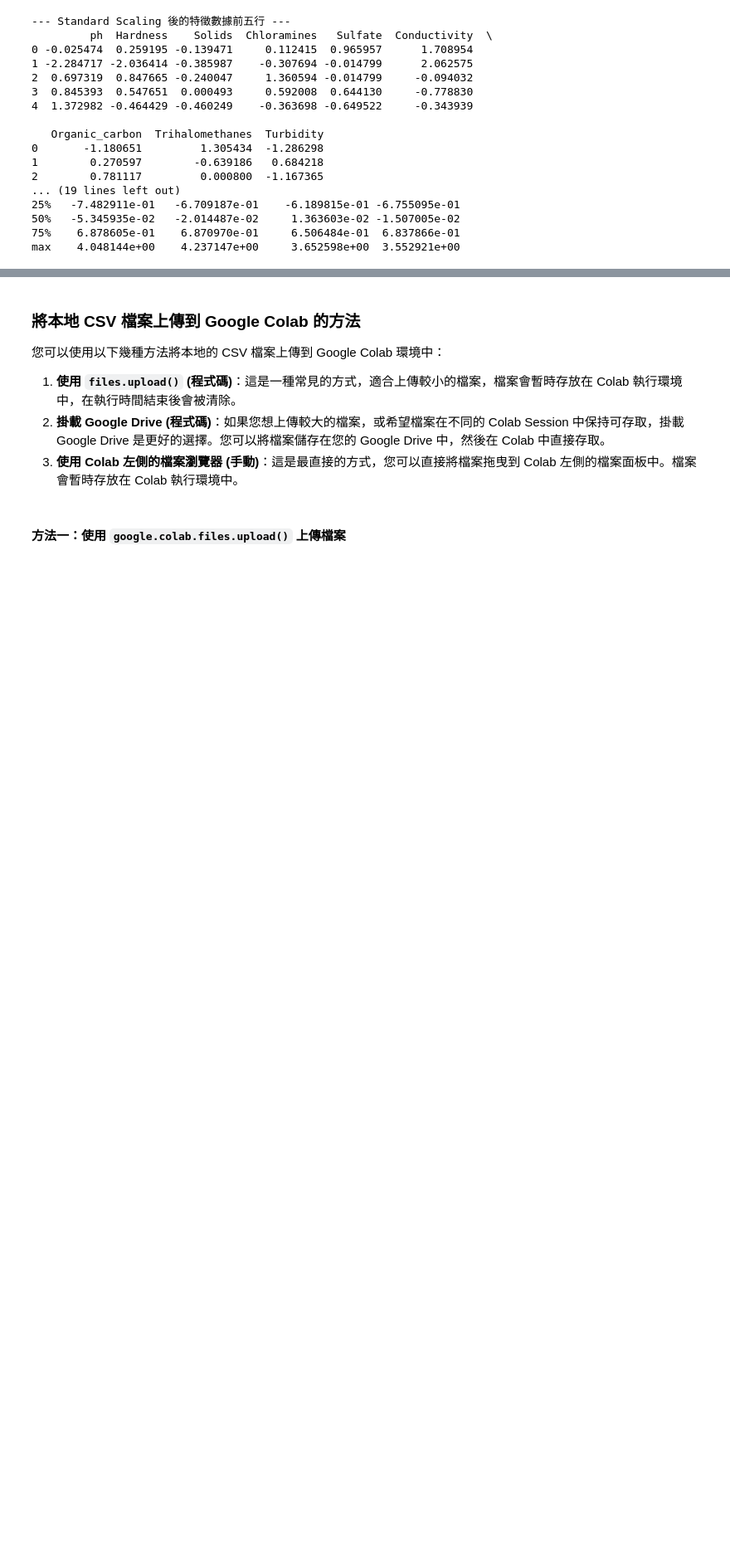
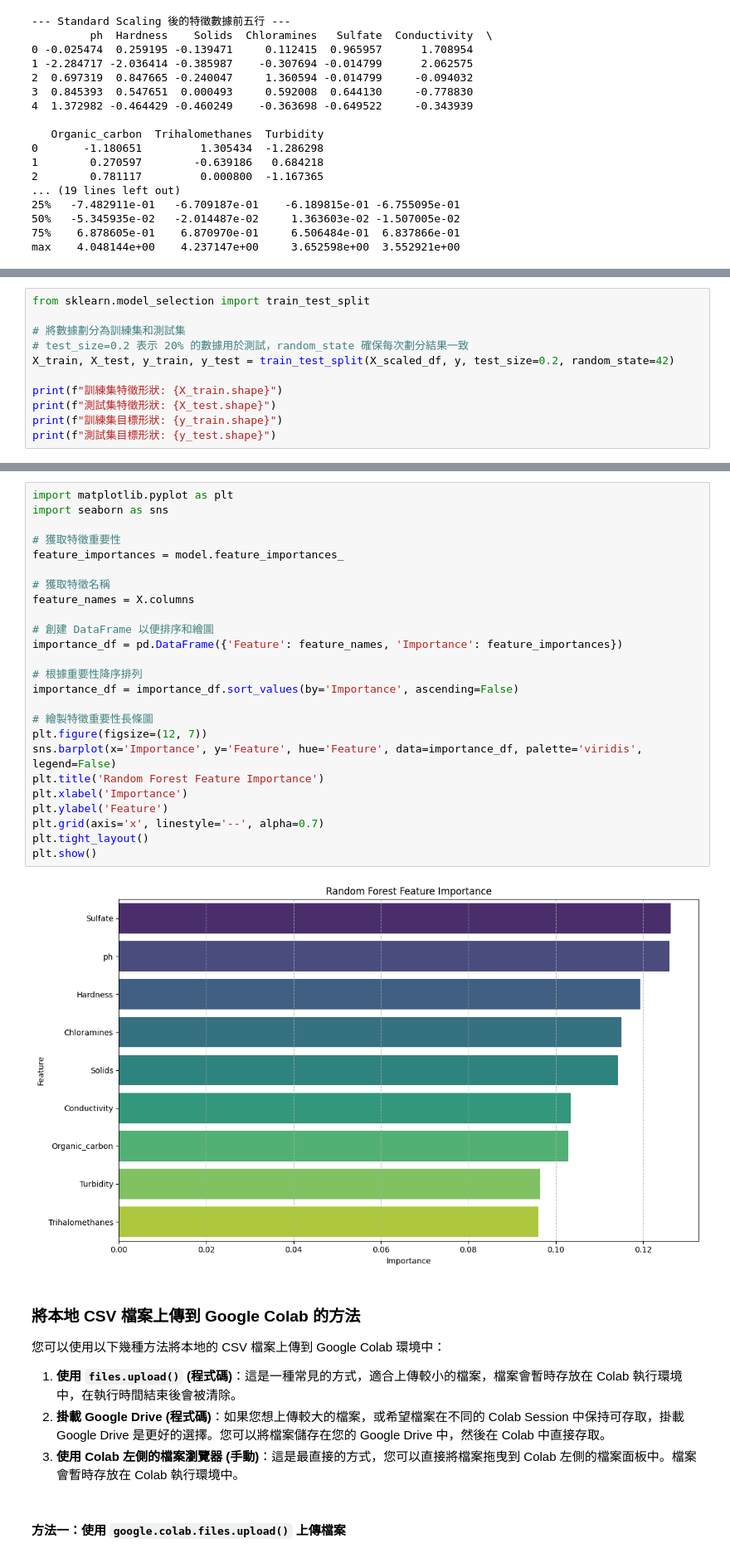
Before and after one commit to Binghui5728/SDG6-AI-midterm, a Jupyter notebook: SDG6_Midterm_Part1.ipynb, the cells around one changed output, grey strips where cells are left out. Shown at 83% size. Cells and saved outputs as stored; diff of their text form; blank space fills up the shorter version.

```diff
--- a/SDG6_Midterm_Part1.ipynb
+++ b/SDG6_Midterm_Part1.ipynb
@@ -139,0 +149,11 @@ max    4.048144e+00    4.237147e+00     3.652598e+00  3.552921e+00
+# %%
+from sklearn.model_selection import train_test_split
+
+# 將數據劃分為訓練集和測試集
+# test_size=0.2 表示 20% 的數據用於測試，random_state 確保每次劃分結果一致
+X_train, X_test, y_train, y_test = train_test_split(X_scaled_df, y, test_size=0.2, random_state=42)
+
+print(f"訓練集特徵形狀: {X_train.shape}")
+print(f"測試集特徵形狀: {X_test.shape}")
+print(f"訓練集目標形狀: {y_train.shape}")
+print(f"測試集目標形狀: {y_test.shape}")
@@ -140,3 +219,30 @@ max    4.048144e+00    4.237147e+00     3.652598e+00  3.552921e+00
+# %%
+import matplotlib.pyplot as plt
+import seaborn as sns
+
+# 獲取特徵重要性
+feature_importances = model.feature_importances_
+
+# 獲取特徵名稱
+feature_names = X.columns
+
+# 創建 DataFrame 以便排序和繪圖
+importance_df = pd.DataFrame({'Feature': feature_names, 'Importance': feature_importances})
+
+# 根據重要性降序排列
+importance_df = importance_df.sort_values(by='Importance', ascending=False)
+
+# 繪製特徵重要性長條圖
+plt.figure(figsize=(12, 7))
+sns.barplot(x='Importance', y='Feature', hue='Feature', data=importance_df, palette='viridis', legend=False)
+plt.title('Random Forest Feature Importance')
+plt.xlabel('Importance')
+plt.ylabel('Feature')
+plt.grid(axis='x', linestyle='--', alpha=0.7)
+plt.tight_layout()
+plt.show()
+# %% [output]
+[figure, added]
 # %% [markdown]
 ### 將本地 CSV 檔案上傳到 Google Colab 的方法
 
```
Also changed, not shown: parts of 5 cells of this notebook.
